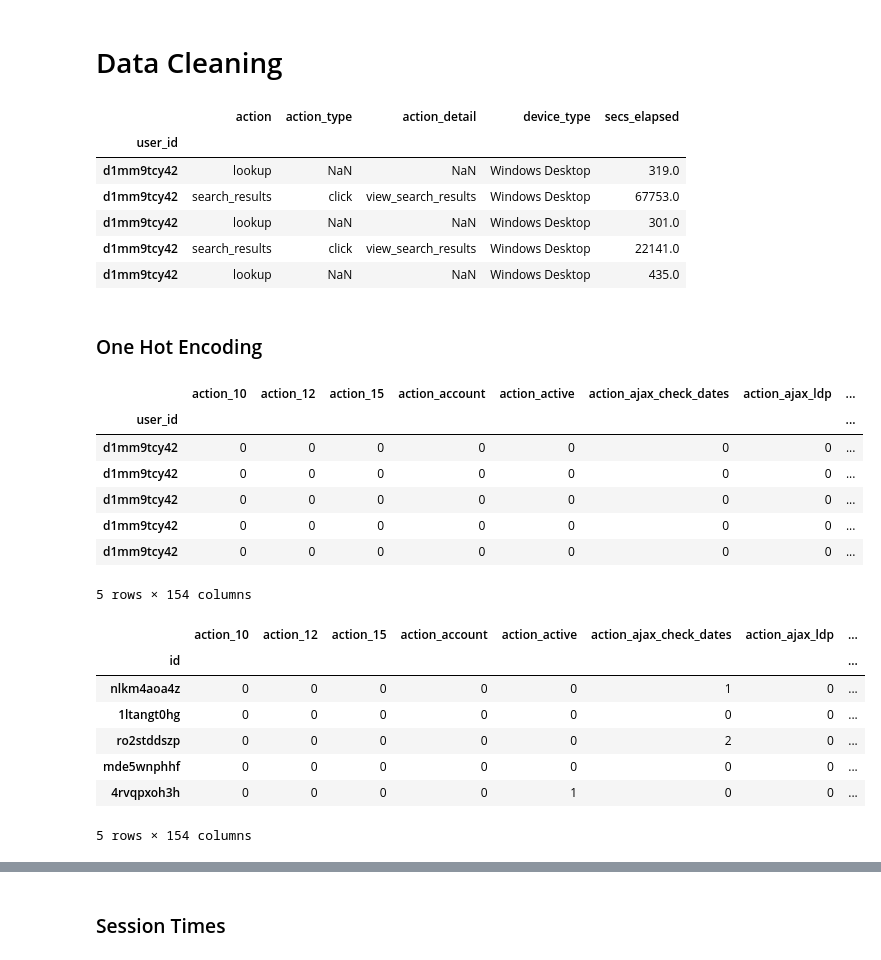
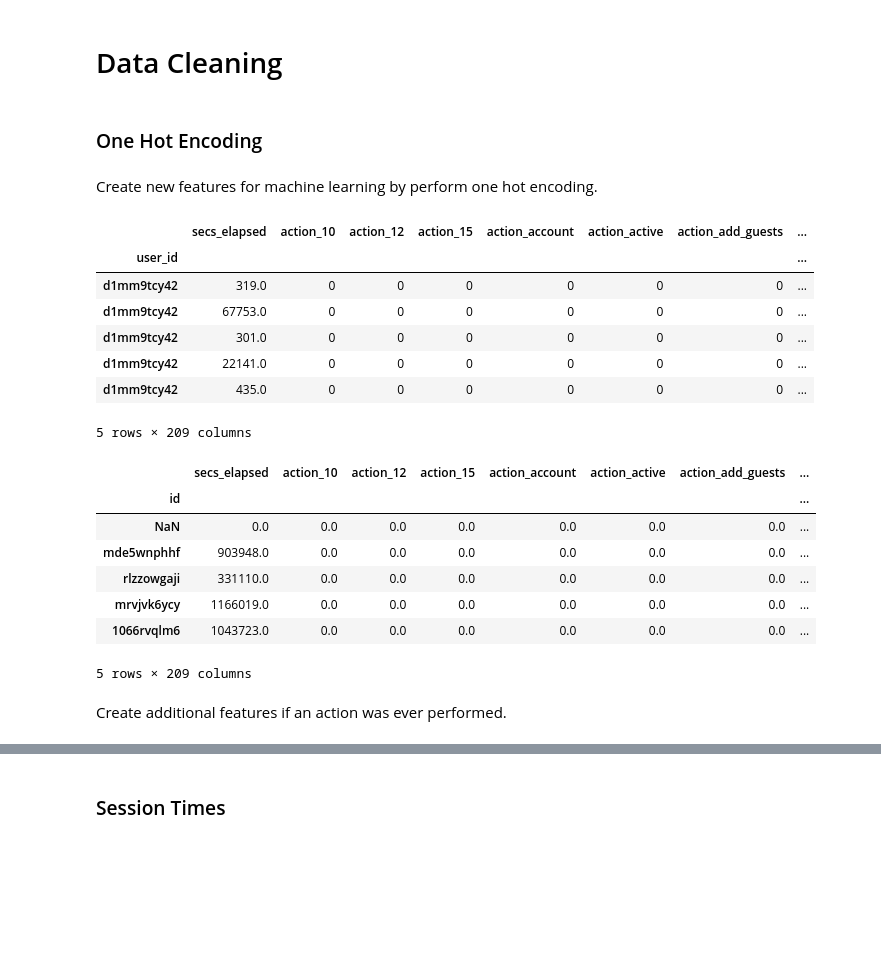
Before and after one commit to davidgibsonp/airbnb_predict_reservation, a Jupyter notebook: Report.ipynb, the cells around one changed output, grey strips where cells are left out. Cells and saved outputs as stored; diff of their text form; code cells hidden in the pictures; blank space fills up the shorter version.

```diff
--- a/Report.ipynb
+++ b/Report.ipynb
@@ -40,63 +40,60 @@ from sklearn import preprocessing
 
 # Set default Seaborn style
 sns.set()
-# %%
-# Load Data ~0.5 min
-sesh = pd.read_csv('data/Original/sessions.csv', index_col = 0)
-
-# Save times to to calc sesh times
-times = pd.DataFrame(sesh.secs_elapsed)
-# sesh = sesh.drop('secs_elapsed', 1)
-
-# Save user ids
-# user_ids = set(sesh.index)
-
-sesh.head(5)
-# %% [output]
-|  | action | action_type | action_detail | device_type | secs_elapsed |
-| user_id |  |  |  |  |  |
-| d1mm9tcy42 | lookup | NaN | NaN | Windows Desktop | 319.0 |
-| d1mm9tcy42 | search_results | click | view_search_results | Windows Desktop | 67753.0 |
-| d1mm9tcy42 | lookup | NaN | NaN | Windows Desktop | 301.0 |
-| d1mm9tcy42 | search_results | click | view_search_results | Windows Desktop | 22141.0 |
-| d1mm9tcy42 | lookup | NaN | NaN | Windows Desktop | 435.0 |
+# %%
+# Load Session Data
+sesh = pd.read_csv('data/Original/sessions.csv', index_col = 0, nrows=10000)
+# %%
+# Save times to calculate sesh times and then drop
+times = pd.DataFrame(sesh.secs_elapsed)
+sesh = sesh.drop('secs_elapsed', 1)
+
+# Load train data to filter out test users because kaggle did not provide predicted varible in download.
+train_users_2 = pd.read_csv('data/Original/train_users_2.csv', index_col = 0)
+sesh = sesh.loc[sesh.index.isin(train_users_2.index)]
+
+# Save user ids
+user_ids = set(sesh.index)
 # %% [markdown]
 ### One Hot Encoding
+# %% [markdown]
+Create new features for machine learning by perform one hot encoding.
 # %%
-# One Hot Encoding
+# One Hot Encodingb
 sesh_dummies = pd.get_dummies(sesh)
-sesh_dummies.head(5)
+sesh_dummies.head()
 # %% [output]
-|  | action_10 | action_12 | action_15 | action_account | action_active | action_ajax_check_dates | action_ajax_ldp | ... |
+|  | secs_elapsed | action_10 | action_12 | action_15 | action_account | action_active | action_add_guests | ... |
 | user_id |  |  |  |  |  |  |  | ... |
-| d1mm9tcy42 | 0 | 0 | 0 | 0 | 0 | 0 | 0 | ... |
-| d1mm9tcy42 | 0 | 0 | 0 | 0 | 0 | 0 | 0 | ... |
-| d1mm9tcy42 | 0 | 0 | 0 | 0 | 0 | 0 | 0 | ... |
-| d1mm9tcy42 | 0 | 0 | 0 | 0 | 0 | 0 | 0 | ... |
-| d1mm9tcy42 | 0 | 0 | 0 | 0 | 0 | 0 | 0 | ... |
+| d1mm9tcy42 | 319.0 | 0 | 0 | 0 | 0 | 0 | 0 | ... |
+| d1mm9tcy42 | 67753.0 | 0 | 0 | 0 | 0 | 0 | 0 | ... |
+| d1mm9tcy42 | 301.0 | 0 | 0 | 0 | 0 | 0 | 0 | ... |
+| d1mm9tcy42 | 22141.0 | 0 | 0 | 0 | 0 | 0 | 0 | ... |
+| d1mm9tcy42 | 435.0 | 0 | 0 | 0 | 0 | 0 | 0 | ... |
-5 rows × 154 columns
+5 rows × 209 columns
 # %%
 # Combine all users sessions
 full_sesh = pd.DataFrame()
 for i in user_ids:
     df = sesh_dummies.loc[sesh_dummies.index == i] # Filters by id
     values = df.sum(axis=0) # Sums values vertically
     row = values.to_frame().T # Trasnposed data
     row['id'] = i
     full_sesh = full_sesh.append(row) # Adds row to df
 
 full_sesh.set_index('id', inplace=True) # Reset index
-
-full_sesh.head(5)
+full_sesh.head()
 # %% [output]
-|  | action_10 | action_12 | action_15 | action_account | action_active | action_ajax_check_dates | action_ajax_ldp | ... |
+|  | secs_elapsed | action_10 | action_12 | action_15 | action_account | action_active | action_add_guests | ... |
 | id |  |  |  |  |  |  |  | ... |
-| nlkm4aoa4z | 0 | 0 | 0 | 0 | 0 | 1 | 0 | ... |
-| 1ltangt0hg | 0 | 0 | 0 | 0 | 0 | 0 | 0 | ... |
-| ro2stddszp | 0 | 0 | 0 | 0 | 0 | 2 | 0 | ... |
-| mde5wnphhf | 0 | 0 | 0 | 0 | 0 | 0 | 0 | ... |
-| 4rvqpxoh3h | 0 | 0 | 0 | 0 | 1 | 0 | 0 | ... |
+| NaN | 0.0 | 0.0 | 0.0 | 0.0 | 0.0 | 0.0 | 0.0 | ... |
+| mde5wnphhf | 903948.0 | 0.0 | 0.0 | 0.0 | 0.0 | 0.0 | 0.0 | ... |
+| rlzzowgaji | 331110.0 | 0.0 | 0.0 | 0.0 | 0.0 | 0.0 | 0.0 | ... |
+| mrvjvk6ycy | 1166019.0 | 0.0 | 0.0 | 0.0 | 0.0 | 0.0 | 0.0 | ... |
+| 1066rvqlm6 | 1043723.0 | 0.0 | 0.0 | 0.0 | 0.0 | 0.0 | 0.0 | ... |
-5 rows × 154 columns
+5 rows × 209 columns
+# %% [markdown]
+Create additional features if an action was ever performed.
 # %%
 # Create binary column if action was ever performed
 def create_column_1_0(df, colnamelist):
```
Also changed, not shown: parts of 41 cells of this notebook.
